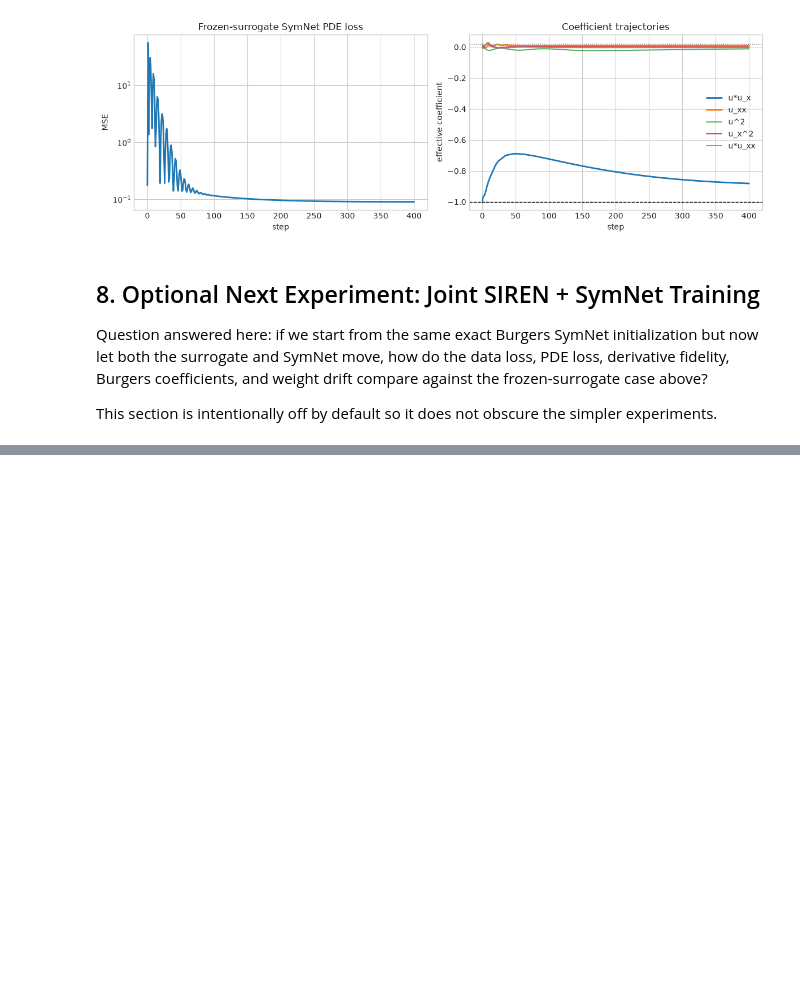
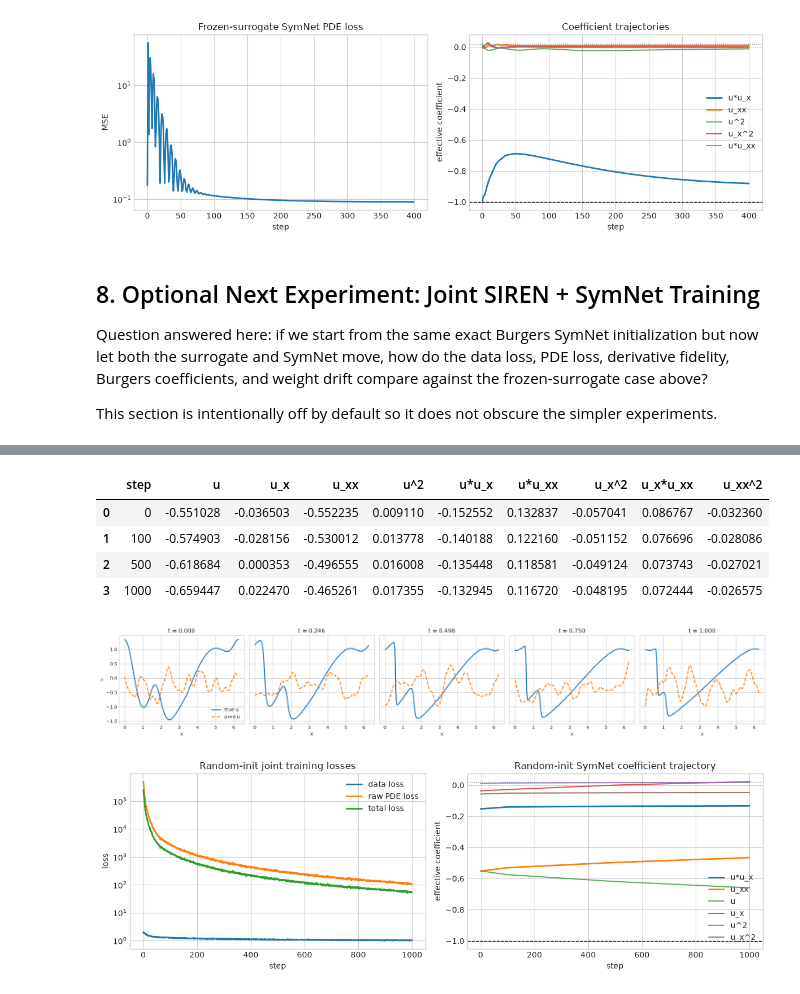
Before and after one commit to ryuFromCaillou/pde_stuff, a Jupyter notebook: notebook/diagnostics/burgers_minimal_discovery_story.ipynb, the cells around one changed output, grey strips where cells are left out. Cells and saved outputs as stored; diff of their text form; code cells hidden in the pictures; blank space fills up the shorter version.

```diff
--- a/notebook/diagnostics/burgers_minimal_discovery_story.ipynb
+++ b/notebook/diagnostics/burgers_minimal_discovery_story.ipynb
@@ -629,7 +630,7 @@ Question answered here: if we start from the same exact Burgers SymNet initializ
 
 This section is intentionally off by default so it does not obscure the simpler experiments.
 # %%
-RUN_OPTIONAL_JOINT = True
+RUN_OPTIONAL_JOINT = False
 joint_steps = 300
 joint_batch_size = 4096
 joint_lr = 5e-4
@@ -765,0 +928,45 @@ joint step  300 | data_loss = 1.040458e-03 | pde_loss = 9.602055e-03 | c(u*u_x)
+# %%
+plot_time_slices(
+    x_grid,
+    u_grid,
+    pred_grid=random_joint_fields["u"],
+    time_values=t_grid,
+    title_prefix="u",
+    slice_indices=slice_indices,
+)
+
+fig, axes = plt.subplots(1, 2, figsize=(12, 4))
+axes[0].plot(random_joint_loss_df["step"], random_joint_loss_df["data_loss"], label="data loss", linewidth=2)
+axes[0].plot(random_joint_loss_df["step"], random_joint_loss_df["pde_loss"], label="raw PDE loss", linewidth=2)
+axes[0].plot(random_joint_loss_df["step"], random_joint_loss_df["total_loss"], label="total loss", linewidth=2)
+axes[0].set_yscale("log")
+axes[0].set_xlabel("step")
+axes[0].set_ylabel("loss")
+axes[0].set_title("Random-init joint training losses")
+axes[0].legend(loc="best")
+
+axes[1].plot(random_joint_coeff_df["step"], random_joint_coeff_df["u*u_x"], label="u*u_x", linewidth=2)
+axes[1].plot(random_joint_coeff_df["step"], random_joint_coeff_df["u_xx"], label="u_xx", linewidth=2)
+axes[1].plot(random_joint_coeff_df["step"], random_joint_coeff_df["u"], label="u", alpha=0.8)
+axes[1].plot(random_joint_coeff_df["step"], random_joint_coeff_df["u_x"], label="u_x", alpha=0.8)
+axes[1].plot(random_joint_coeff_df["step"], random_joint_coeff_df["u^2"], label="u^2", alpha=0.8)
+axes[1].plot(random_joint_coeff_df["step"], random_joint_coeff_df["u_x^2"], label="u_x^2", alpha=0.8)
+axes[1].axhline(-1.0, color="black", linestyle="--", linewidth=1)
+axes[1].axhline(0.02, color="gray", linestyle=":", linewidth=1)
+axes[1].set_xlabel("step")
+axes[1].set_ylabel("effective coefficient")
+axes[1].set_title("Random-init SymNet coefficient trajectory")
+axes[1].legend(loc="best")
+
+plt.tight_layout()
+plt.show()
+
+display(random_joint_coeff_df[["step", "u", "u_x", "u_xx", "u^2", "u*u_x", "u*u_xx", "u_x^2", "u_x*u_xx", "u_xx^2"]])
+# %% [output]
+|  | step | u | u_x | u_xx | u^2 | u*u_x | u*u_xx | u_x^2 | u_x*u_xx | u_xx^2 |
+| 0 | 0 | -0.551028 | -0.036503 | -0.552235 | 0.009110 | -0.152552 | 0.132837 | -0.057041 | 0.086767 | -0.032360 |
+| 1 | 100 | -0.574903 | -0.028156 | -0.530012 | 0.013778 | -0.140188 | 0.122160 | -0.051152 | 0.076696 | -0.028086 |
+| 2 | 500 | -0.618684 | 0.000353 | -0.496555 | 0.016008 | -0.135448 | 0.118581 | -0.049124 | 0.073743 | -0.027021 |
+| 3 | 1000 | -0.659447 | 0.022470 | -0.465261 | 0.017355 | -0.132945 | 0.116720 | -0.048195 | 0.072444 | -0.026575 |
+[figure, added]
+[figure, added]
```
Also changed, not shown: parts of 6 cells of this notebook.
